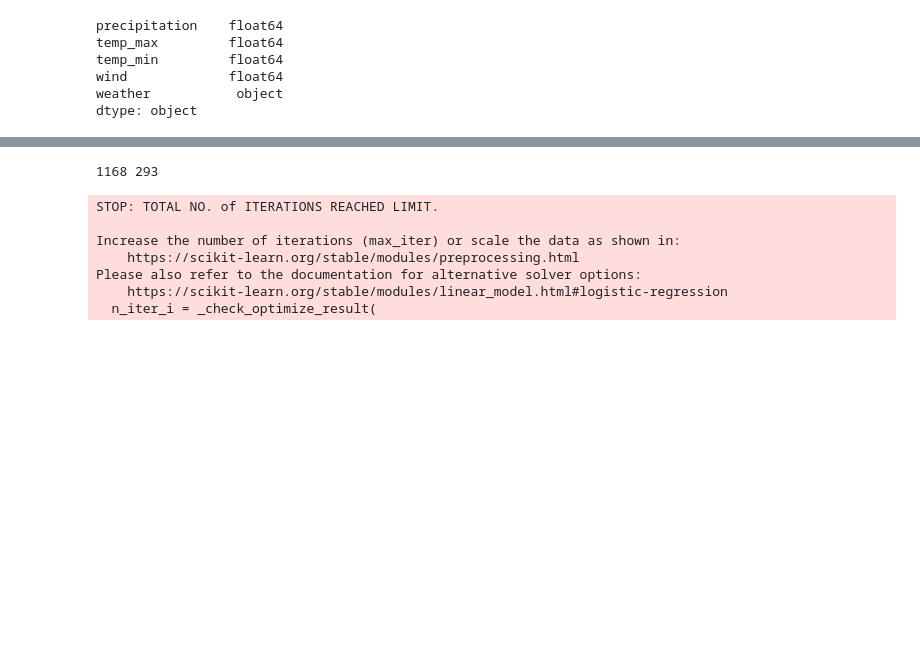
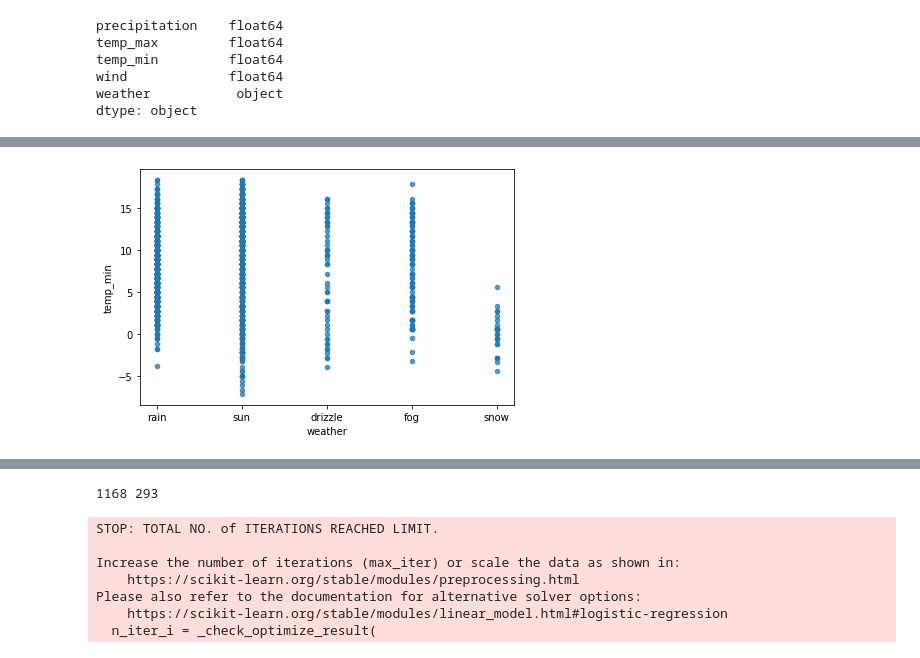
Before and after one commit to shahdhruv29/woc5.0-ml-weather-prediction-case-study-dhruvshah29, a Jupyter notebook: Checkpoint5_Woc5_0_MidEval.ipynb, the cells around one changed output, grey strips where cells are left out. Saved outputs shown, nothing was run; the diff lists cells and outputs as text; code cells hidden in the pictures; blank space fills up the shorter version.

```diff
--- a/Checkpoint5_Woc5_0_MidEval.ipynb
+++ b/Checkpoint5_Woc5_0_MidEval.ipynb
@@ -42,0 +50,6 @@ dtype: object
+# %%
+df.plot.scatter(x="weather", y="temp_min",linewidth=1,alpha=0.75)
+plt.tight_layout()
+plt.show()
+# %% [output]
+[figure, added]
```
Also changed, not shown: parts of 12 cells of this notebook.
